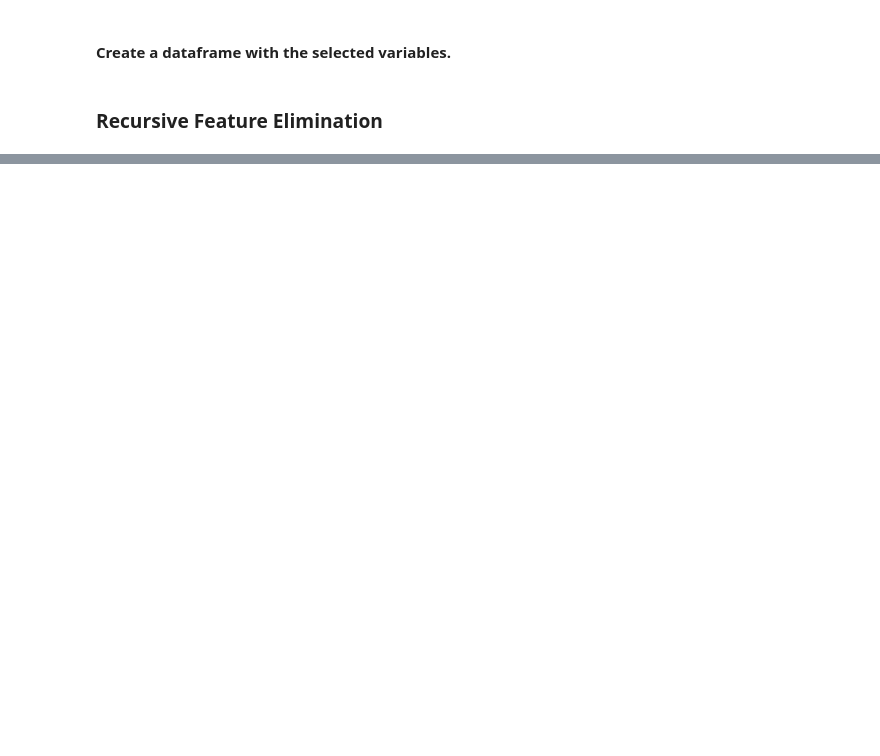
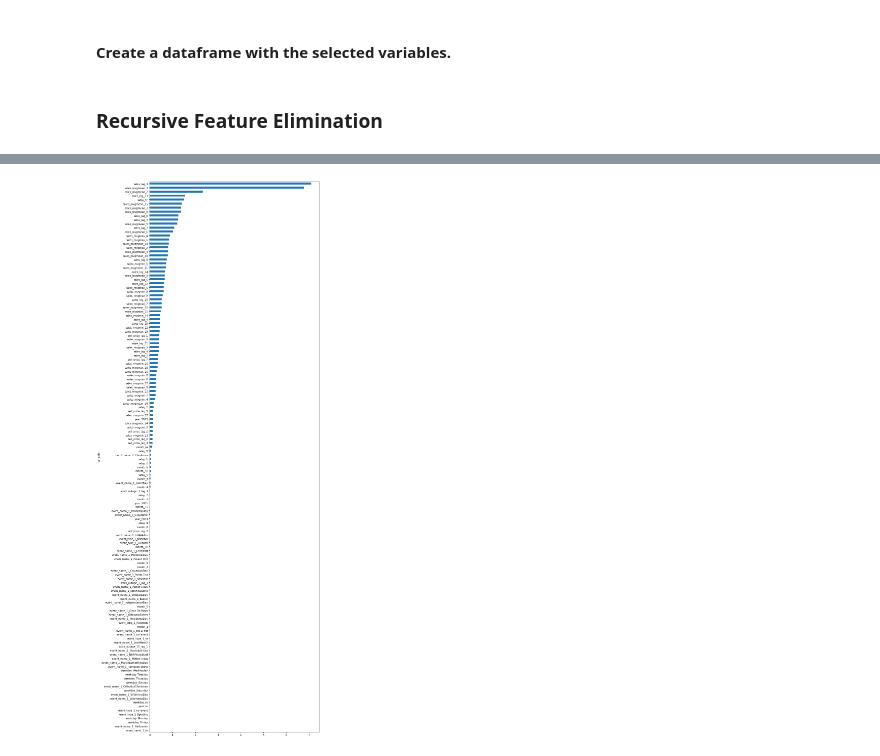
Before and after one commit to luis-cj/data-science-forecasting-food-retailer, a Jupyter notebook: notebooks/05_Feature selecion.ipynb, the cells around one changed output, grey strips where cells are left out. Cells and saved outputs as stored; diff of their text form; code cells hidden in the pictures; blank space fills up the shorter version.

```diff
--- a/notebooks/05_Feature selecion.ipynb
+++ b/notebooks/05_Feature selecion.ipynb
@@ -124,0 +131,2 @@ x_mi = x[variables_mi].copy()
+# %%
+rfe.fit(x,y)
@@ -124,0 +193,12 @@ x_mi = x[variables_mi].copy()
+# %%
+def ranking_per(predictors, permutation):
+    '''''
+    Function that takes predicting variables as well as a permutation object and
+    computes the feature importance of each variable of the dataset x, creates
+    a dataframe with the ordered ranking from more to less important and returns
+    the dataframe.
+    '''''
+    ranking_per = pd.DataFrame({"variable": predictors.columns, "importance_per":permutation.importances_mean}).sort_values(by="importance_per", ascending=False)
+    ranking_per["ranking_per"] = np.arange(0, ranking_per.shape[0])
+
+    return ranking_per
@@ -124,0 +207,12 @@ x_mi = x[variables_mi].copy()
+# %%
+import warnings
+warnings.filterwarnings(action="ignore", message=r'.*Use subset.*of np.ndarray is not recommended')
+
+xgb = XGBRegressor(use_label_encoder=False, n_jobs = -1, eval_metric="mae")
+
+xgb.fit(x,y)
+
+permutation = permutation_importance(xgb,
+                                     x, y,
+                                     scoring = "neg_mean_absolute_error",
+                                     n_repeats=3, n_jobs = -1)
@@ -124,0 +221,3 @@ x_mi = x[variables_mi].copy()
+# %%
+rank_per = ranking_per(x, permutation)
+rank_per
@@ -124,0 +238,4 @@ x_mi = x[variables_mi].copy()
+# %%
+rank_per.set_index("variable")["importance_per"].sort_values().plot(kind="barh",figsize = (12,40));
+# %% [output]
+[figure, added]
```
Also changed, not shown: parts of 30 cells of this notebook.
